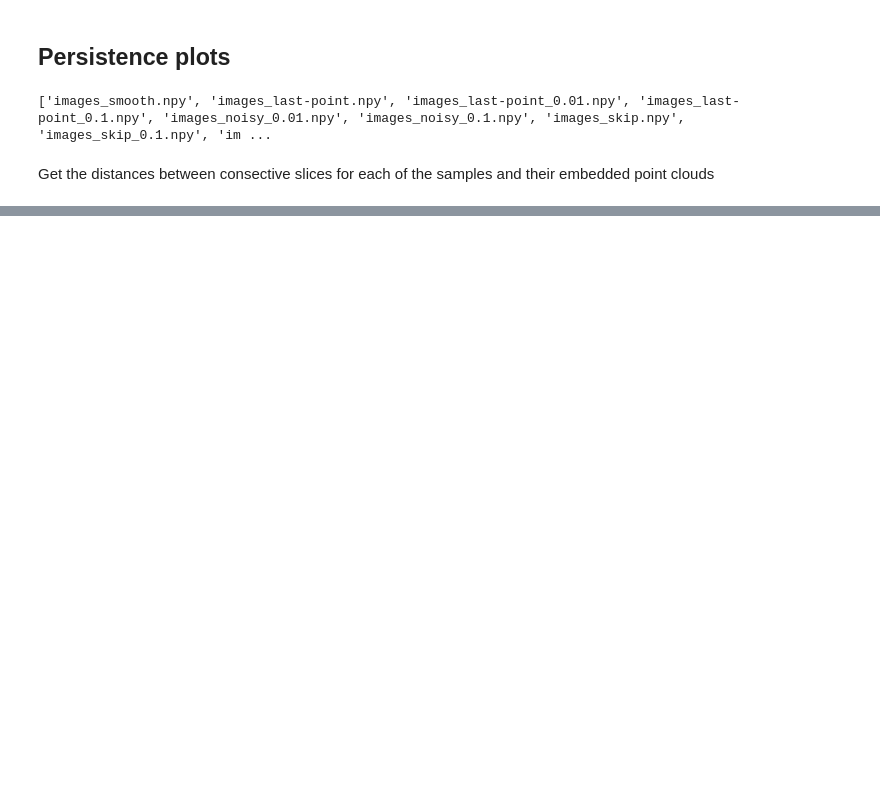
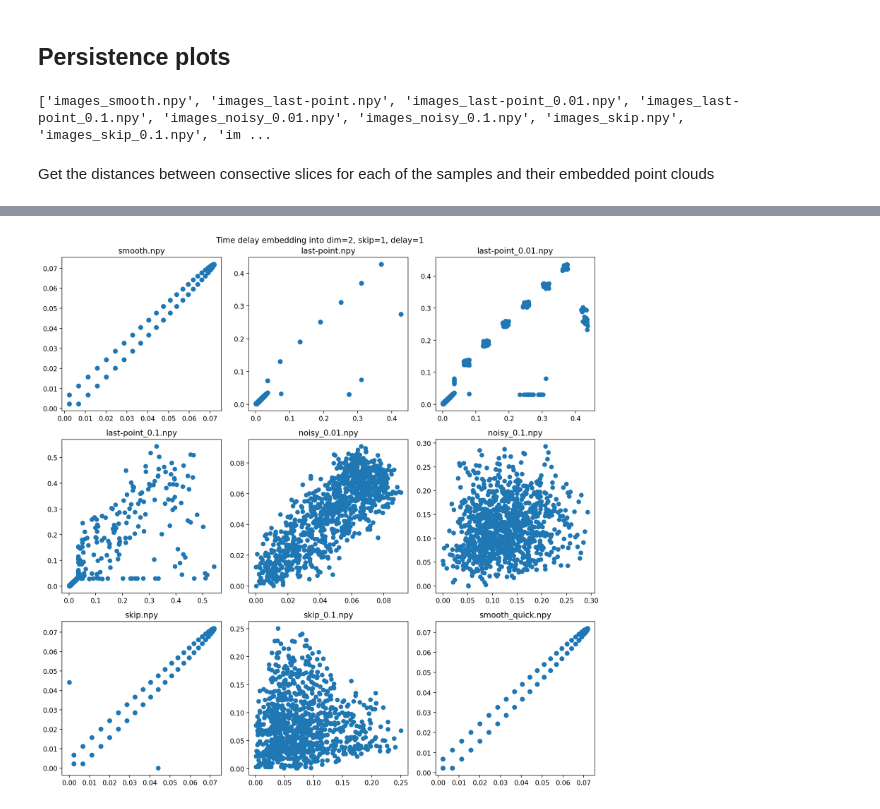
Before and after one commit to janfsenge/Knee_joint_simulation, a Jupyter notebook: knee_joints.ipynb, the cells around one changed output, grey strips where cells are left out. Saved outputs shown, nothing was run; the diff lists cells and outputs as text; code cells hidden in the pictures; blank space fills up the shorter version.

```diff
--- a/knee_joints.ipynb
+++ b/knee_joints.ipynb
@@ -139,31 +144,33 @@ for sample in pbar:
     for move in range(number_steps):
         kj.move_joint(method=move_method,
                       noise_size=noise,
-                      bandwidth=bandwidth)
+                      bandwidth=bandwidth,
+                      time_updater=time_updater)
 
     points = kj.get_history_array()
     np.save(os.path.join('arrays', f'{folder}.npy'), points)
     samples_pts.append(points)
 
-    n_joints = len(kj.points)
-    bbox = kj.get_bounding_box()
+    if do_image_plots:
+        n_joints = len(kj.points)
+        bbox = kj.get_bounding_box()
 
-    for j, points in enumerate(kj.history):
-        if j >= limit_plot:
-            break
-        fig, ax = plt.subplots(1, 1, dpi=200)
-        G = nx.Graph()
+        for j, points in enumerate(kj.history):
+            if j >= limit_plot:
+                break
+            fig, ax = plt.subplots(1, 1, dpi=200)
+            G = nx.Graph()
 
-        keys = list(points.keys())
-        G.add_nodes_from(keys)
-        G.add_edges_from([(keys[i], keys[i+1])
-                          for i in range(len(keys)-1)])
+            keys = list(points.keys())
+            G.add_nodes_from(keys)
+            G.add_edges_from([(keys[i], keys[i+1])
+                            for i in range(len(keys)-1)])
 
-        pos = [points[key] for key in keys]
-        nx.draw(G, pos, ax=ax)
-        ax.set_title(' '.join(folder.split('_')[1:]))
-        ax.set_xlim(left=bbox[0]-1, right=bbox[1]+1)
-        ax.set_ylim(bottom=bbox[2]-1, top=bbox[3]+1)
+            pos = [points[key] for key in keys]
+            nx.draw(G, pos, ax=ax)
+            ax.set_title(' '.join(folder.split('_')[1:]))
+            ax.set_xlim(left=bbox[0]-1, right=bbox[1]+1)
+            ax.set_ylim(bottom=bbox[2]-1, top=bbox[3]+1)
 
-        fig.savefig(os.path.join('images', f'./{folder}/movement_{j:04d}.png'))
-        plt.close(fig)
+            fig.savefig(os.path.join('images', f'./{folder}/movement_{j:04d}.png'))
+            plt.close(fig)
@@ -258,14 +267,16 @@ TypeError: object of type 'int' has no len()
 # %%
-fig, ax_list = create_fig(len(samples_all))
+fig, ax_list = create_fig(samples_all)
 
 for i in range(len(samples_all)):
     ax_list[i].scatter(pc_taken[i][:, 0], pc_taken[i][:, 1])
     ax_list[i].set_title(samples_all[i][1])
 
 for i in range(len(samples_all), len(ax_list)):
     ax_list[i].remove()
 
 fig.suptitle('Time delay embedding into dim=2, skip=1, delay=1')
 fig.tight_layout()
 fig.savefig('plots/time_delay_consecutive_frames.png')
+# %% [output]
+[figure, added]
 # %%
```
Also changed, not shown: parts of 12 cells of this notebook, 9 other files.
